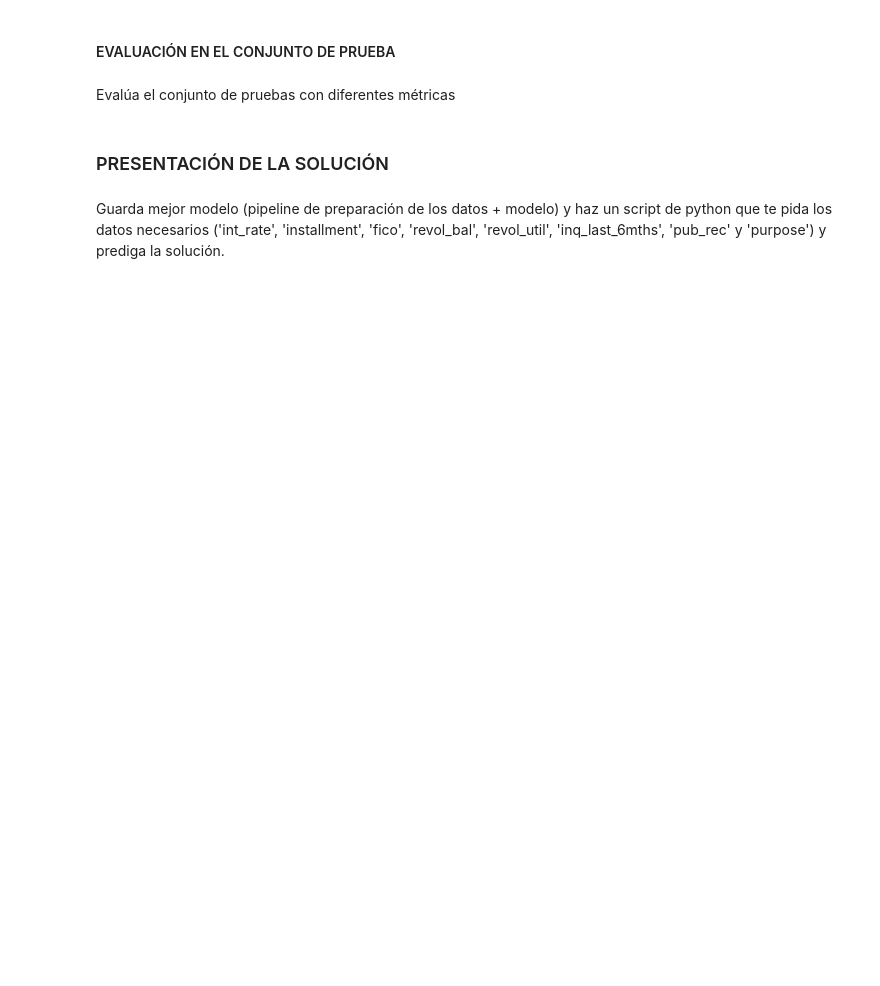
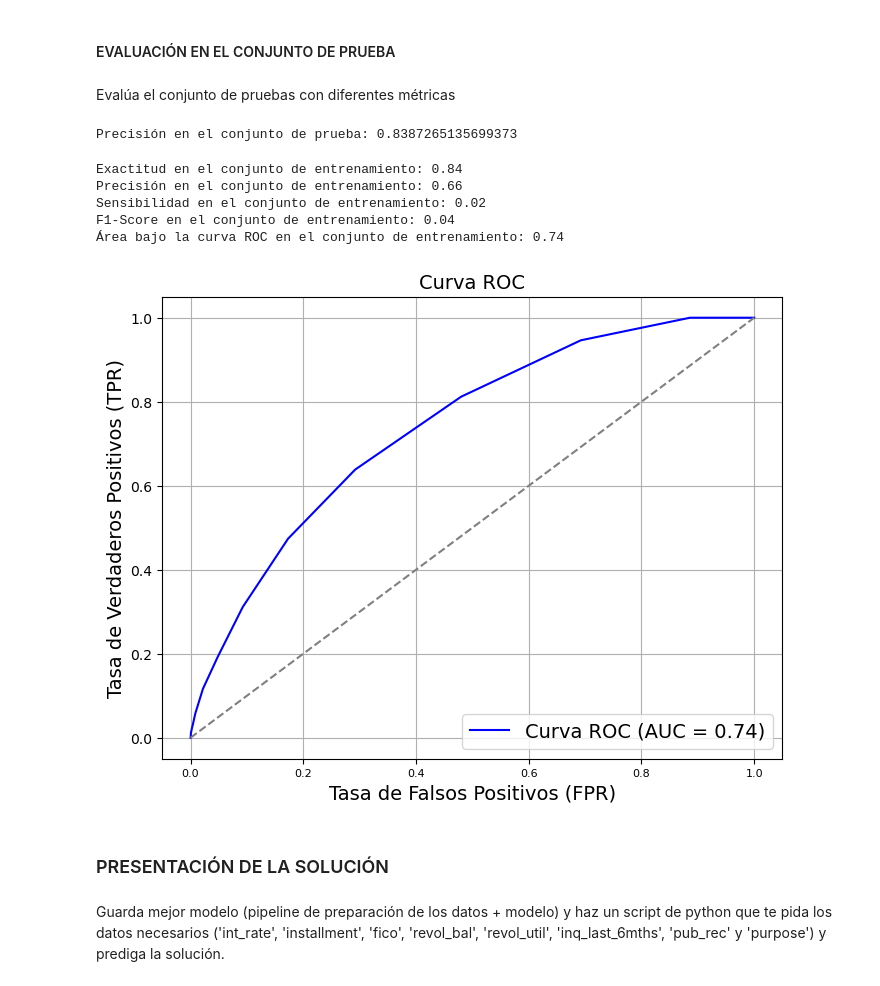
Before and after one commit to Mario-Lopez-Gonzalez/Python_clase, a Jupyter notebook: SAPA/Ejercicios/2_8Ejercicios.ipynb, the cells around one changed output. Cells and saved outputs as stored; diff of their text form; code cells hidden in the pictures; blank space fills up the shorter version.

```diff
--- a/SAPA/Ejercicios/2_8Ejercicios.ipynb
+++ b/SAPA/Ejercicios/2_8Ejercicios.ipynb
@@ -571,6 +594,71 @@ Usa búsqueda exhaustiva o búsqueda aleatoria para optimizar el mejor modelo de
 #### EVALUACIÓN EN EL CONJUNTO DE PRUEBA
 # %% [markdown]
 Evalúa el conjunto de pruebas con diferentes métricas
+# %%
+best_model = random_search.best_estimator_
+# Limpar datos otra vez
+X_clean2 = preprocessing.fit_transform(X_test)
+final_predictions = best_model.predict(X_clean2)
+final_accuracy = accuracy_score(y_test, final_predictions)
+print(f"Precisión en el conjunto de prueba: {final_accuracy}")
+# %% [output]
+Precisión en el conjunto de prueba: 0.8387265135699373
+# %%
+# Crear el modelo de k nearest neighbours
+
+modelo_mejor = make_pipeline(preprocessing,best_model)
+
+# Entrenar el modelo
+modelo_mejor.fit(X_train, y_train)
+
+# Predecir en el conjunto de entrenamiento
+y_train_pred = modelo_mejor.predict(X_train)
+
+# Predecir probabilidades
+y_train_prob = modelo_mejor.predict_proba(X_train)[:, 1]
+
+# Calcular la exactitud
+train_accuracy_knnb = accuracy_score(y_train, y_train_pred)
+
+# Calcular la precision
+train_precision_knnb = precision_score(y_train, y_train_pred)
+
+# Calcular la sensibildiad
+train_recall_knnb = recall_score(y_train, y_train_pred)
+
+# Calcular el F-1
+train_f1_knnb = f1_score(y_train, y_train_pred)
+
+# Calcular la curva de ROC
+fpr, tpr, thresholds = roc_curve(y_train, y_train_prob)
+
+# Calcular el area bajo la curva de ROC
+train_roc_knnb = roc_auc_score(y_train, y_train_prob)
+
+# Mostrar resultados
+print(f'Exactitud en el conjunto de entrenamiento: {train_accuracy_knnb:.2f}')
+print(f'Precisión en el conjunto de entrenamiento: {train_precision_knnb:.2f}')
+print(f'Sensibilidad en el conjunto de entrenamiento: {train_recall_knnb:.2f}')
+print(f'F1-Score en el conjunto de entrenamiento: {train_f1_knnb:.2f}')
+print(f'Área bajo la curva ROC en el conjunto de entrenamiento: {train_roc_knnb:.2f}')
+
+# Graficar la Curva ROC
+plt.figure(figsize=(8, 6))
+plt.plot(fpr, tpr, color='blue', label=f'Curva ROC (AUC = {train_roc_knnb:.2f})')
+plt.plot([0, 1], [0, 1], color='gray', linestyle='--')  # Línea diagonal de referencia
+plt.xlabel('Tasa de Falsos Positivos (FPR)')
+plt.ylabel('Tasa de Verdaderos Positivos (TPR)')
+plt.title('Curva ROC')
+plt.legend(loc="lower right")
+plt.grid(True)
+plt.show()
+# %% [output]
+Exactitud en el conjunto de entrenamiento: 0.84
+Precisión en el conjunto de entrenamiento: 0.66
+Sensibilidad en el conjunto de entrenamiento: 0.02
+F1-Score en el conjunto de entrenamiento: 0.04
+Área bajo la curva ROC en el conjunto de entrenamiento: 0.74
+[figure, added]
 # %% [markdown]
 ### PRESENTACIÓN DE LA SOLUCIÓN
 # %% [markdown]
```
Also changed, not shown: parts of 15 cells of this notebook, 2 other files.
